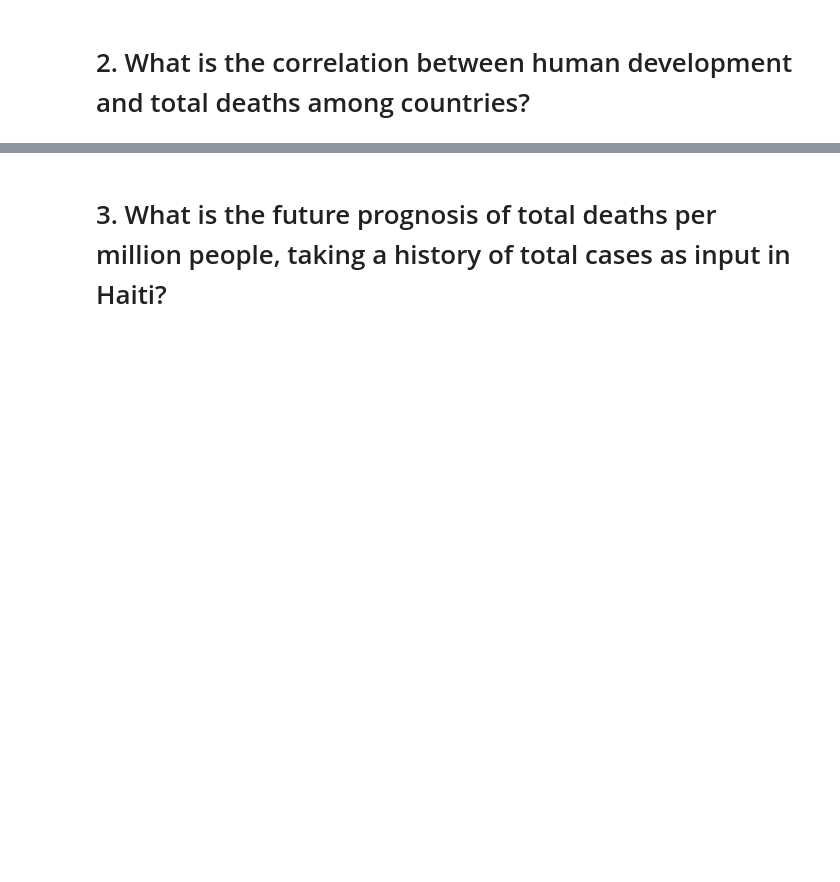
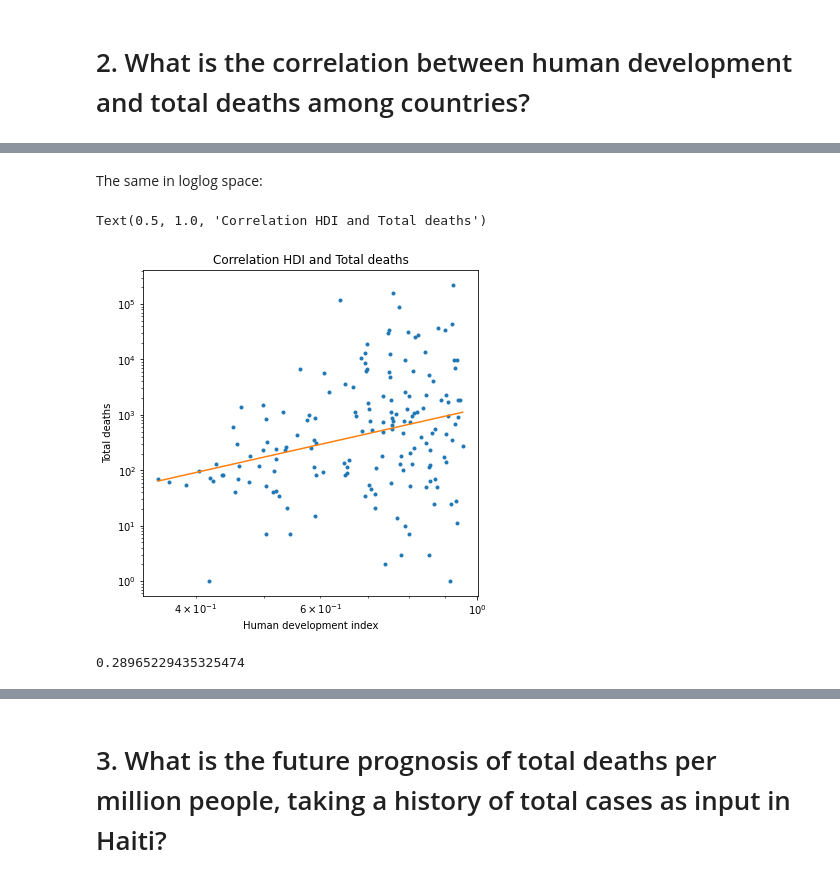
Before and after one commit to Viliuskerutis/AML, a Jupyter notebook: AML_MP1_Kerutis.ipynb, the cells around one changed output, grey strips where cells are left out. Saved outputs shown, nothing was run; the diff lists cells and outputs as text; code cells hidden in the pictures; blank space fills up the shorter version.

```diff
--- a/AML_MP1_Kerutis.ipynb
+++ b/AML_MP1_Kerutis.ipynb
@@ -75,0 +190,22 @@ pd.DataFrame({"Correlation using:": ["Total deaths only:", "Total deaths per mil
+# %% [markdown]
+The same in loglog space:
+# %%
+plt.figure(figsize=(6,6))
+x = dfff.human_development_index
+y = dfff.total_deaths
+plt.loglog(x, y, '.')
+plt.xlabel('Human development index')
+plt.ylabel('Total deaths')
+
+
+w1, w0 = ma.polyfit(ma.log(ma.masked_invalid(x)), ma.log(ma.masked_invalid(y)), 1)
+x_all = np.linspace(np.log(x.min()), np.log(x.max()), 100)
+plt.plot(np.exp(x_all), np.exp(w0 + w1 * x_all), '-')
+plt.title('Correlation HDI and Total deaths')
+# %% [output]
+Text(0.5, 1.0, 'Correlation HDI and Total deaths')
+[figure, added]
+# %%
+ma.corrcoef(ma.log(ma.masked_invalid(x)), ma.log(ma.masked_invalid(y)))[0,1]
+# %% [output]
+0.28965229435325474
```
Also changed, not shown: parts of 23 cells of this notebook.
